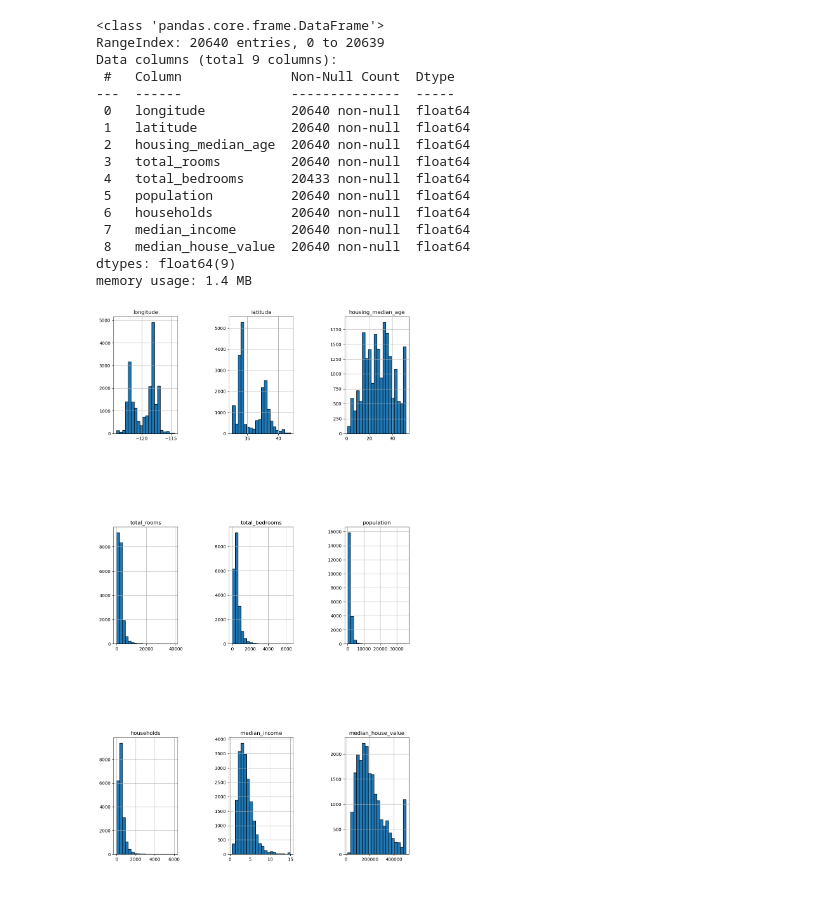
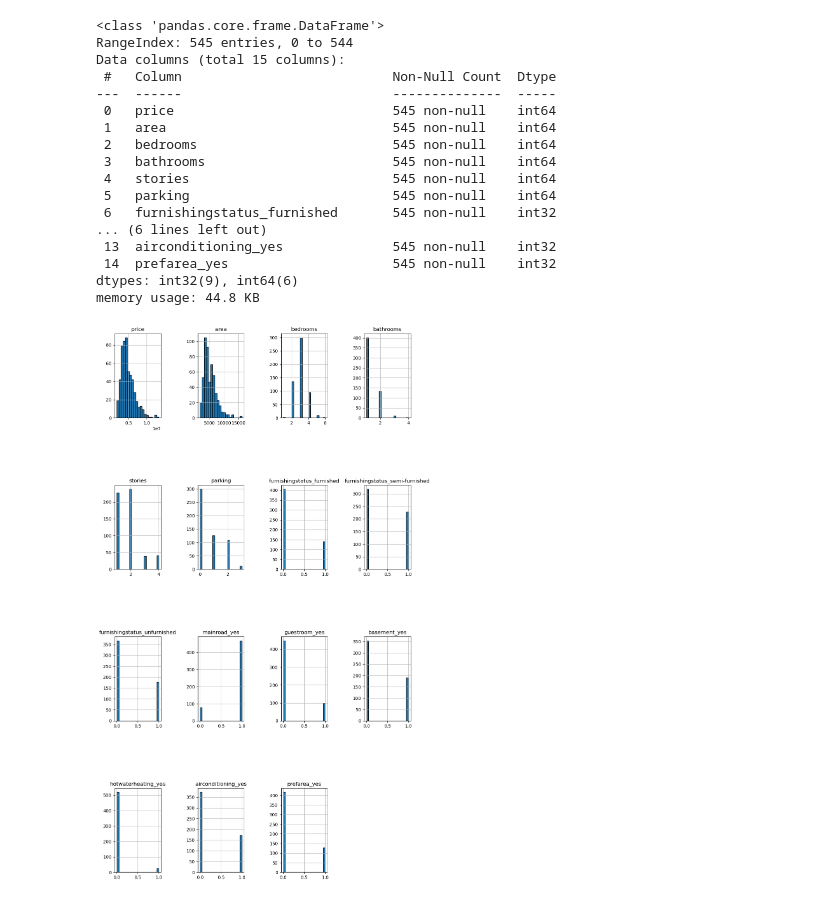
Before and after one commit to canysant/MachineLearning, a Jupyter notebook: MachineLearningCa1Attempt3.ipynb, the cells around one changed output. Cells and saved outputs as stored; diff of their text form; code cells hidden in the pictures.

```diff
--- a/MachineLearningCa1Attempt3.ipynb
+++ b/MachineLearningCa1Attempt3.ipynb
@@ -7,11 +7,13 @@ import pandas as pd
 import numpy as np
 import matplotlib.pyplot as plt
 import seaborn as sns
-from sklearn.linear_model import LogisticRegression
-from sklearn.model_selection import train_test_split
-from sklearn.metrics import accuracy_score, confusion_matrix, recall_score
-from imblearn.under_sampling import NearMiss
 
+from sklearn.preprocessing import StandardScaler
+from sklearn.neighbors import KNeighborsRegressor
+from sklearn.linear_model import LinearRegression
+from sklearn.model_selection import train_test_split, cross_val_score
+from sklearn import metrics
+from sklearn.metrics import mean_squared_error, r2_score, mean_absolute_error
 %matplotlib inline
 
 # To ignore warnings
@@ -19,7 +21,7 @@ import warnings
 warnings.filterwarnings("ignore")
 
 # Load the dataset
-df = pd.read_csv("housing.csv")
+df = pd.read_csv("Housing.csv")
 # %%
 df.head()
 # %% [output]
@@ -70,20 +86,24 @@ So there is one categorical column ocean_proximity which we must decide how to h
+# %%
+df=pd.get_dummies(df, columns=['furnishingstatus'], drop_first=False, dtype=int)
+# %%
+df=pd.get_dummies(df, columns=['mainroad', 'guestroom', 'basement', 'hotwaterheating', 'airconditioning', 'prefarea' ], drop_first=True, dtype=int)
 # %%
-numerical = df.select_dtypes("number")
-numerical.info()
+df.info()
 # %% [output]
 <class 'pandas.core.frame.DataFrame'>
-RangeIndex: 20640 entries, 0 to 20639
-Data columns (total 9 columns):
- #   Column              Non-Null Count  Dtype
----  ------              --------------  -----
- 0   longitude           20640 non-null  float64
- 1   latitude            20640 non-null  float64
- 2   housing_median_age  20640 non-null  float64
- 3   total_rooms         20640 non-null  float64
- 4   total_bedrooms      20433 non-null  float64
- 5   population          20640 non-null  float64
- 6   households          20640 non-null  float64
- 7   median_income       20640 non-null  float64
- 8   median_house_value  20640 non-null  float64
-dtypes: float64(9)
-memory usage: 1.4 MB
+RangeIndex: 545 entries, 0 to 544
+Data columns (total 15 columns):
+ #   Column                           Non-Null Count  Dtype
+---  ------                           --------------  -----
+ 0   price                            545 non-null    int64
+ 1   area                             545 non-null    int64
+ 2   bedrooms                         545 non-null    int64
+ 3   bathrooms                        545 non-null    int64
+ 4   stories                          545 non-null    int64
+ 5   parking                          545 non-null    int64
+ 6   furnishingstatus_furnished       545 non-null    int32
+... (6 lines left out)
+ 13  airconditioning_yes              545 non-null    int32
+ 14  prefarea_yes                     545 non-null    int32
+dtypes: int32(9), int64(6)
+memory usage: 44.8 KB
@@ -90,7 +112,7 @@ memory usage: 1.4 MB
 # %%
-numerical.hist(
+df.hist(
     bins=20, figsize=(12, 22), edgecolor="black"
 )
 plt.subplots_adjust(hspace=0.8, wspace=0.8)
 # %% [output]
-[figure, old version]
+[figure, new version]
```
Also changed, not shown: parts of 18 cells of this notebook, 3 other files.
